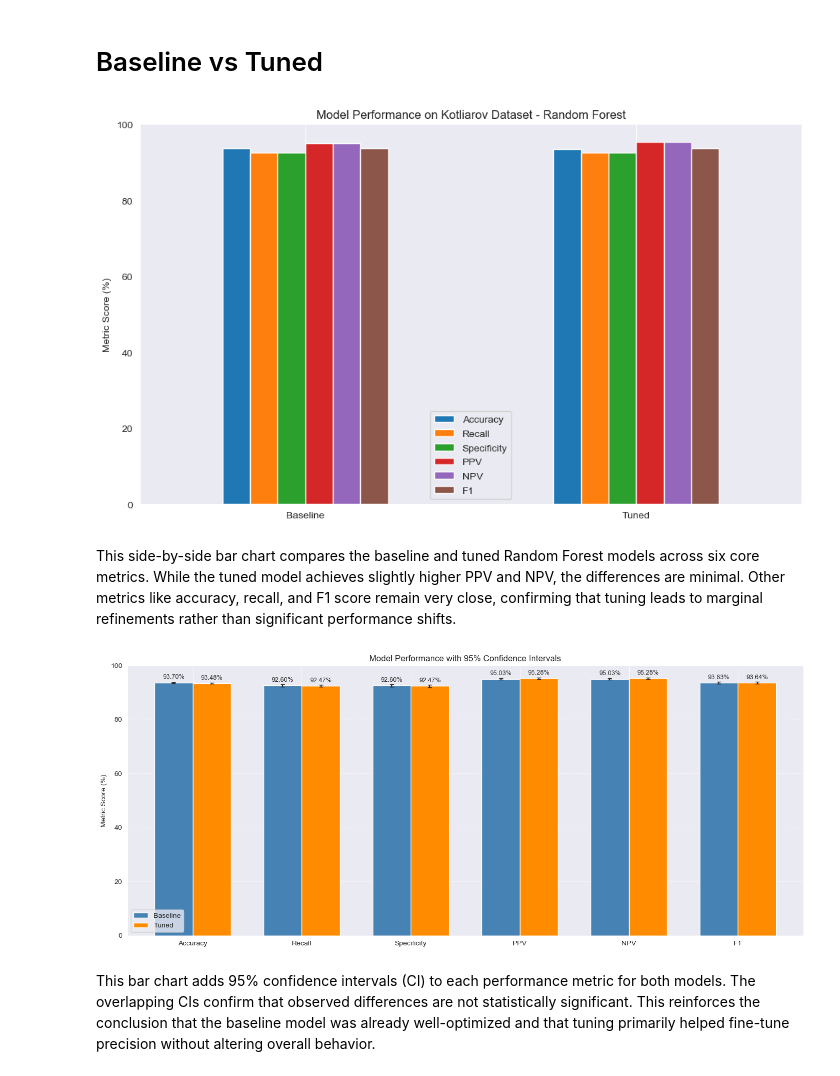
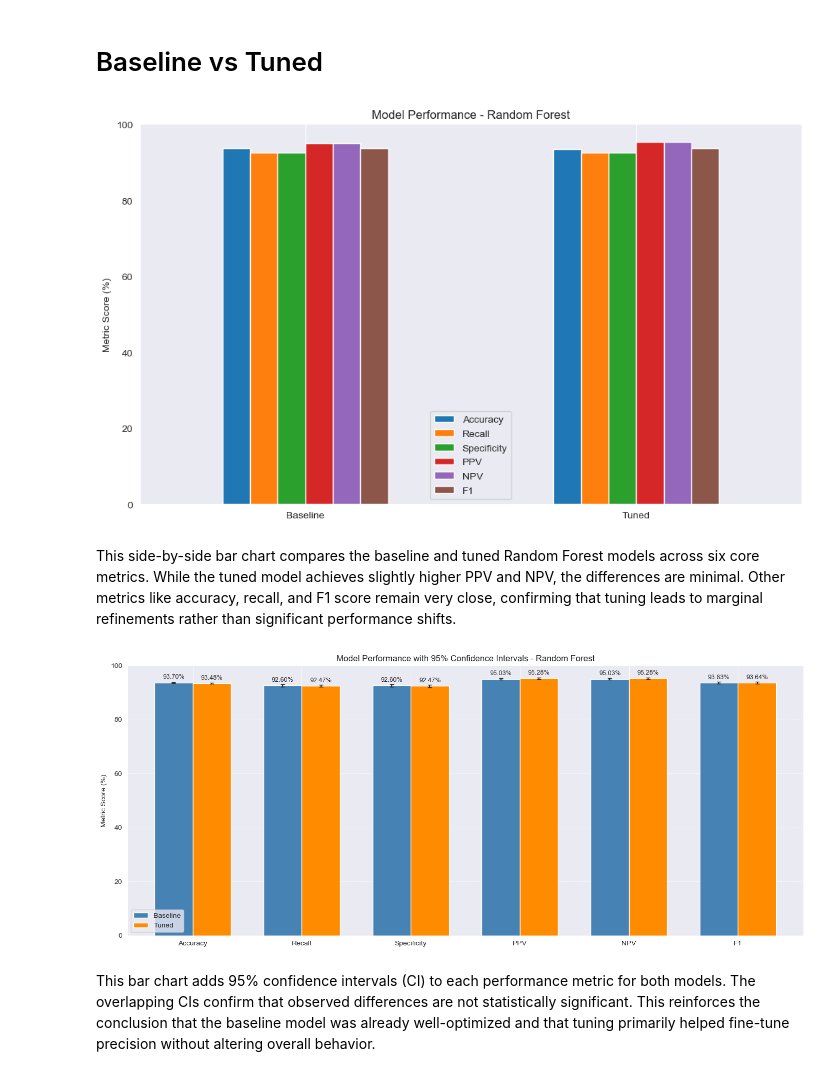
Before and after one commit to dvoulgari/MLCB_Final_Project, a Jupyter notebook: notebooks/random_forest_model_analysis.ipynb, the cells around one changed output. Cells and saved outputs as stored; diff of their text form; code cells hidden in the pictures.

Commit message:
Refine plot titles

```diff
--- a/notebooks/random_forest_model_analysis.ipynb
+++ b/notebooks/random_forest_model_analysis.ipynb
@@ -235,17 +235,17 @@ tuned_metrics, tuned_ci, tuned_sem = metrics_calculator.compute_from_model(
 # %%
 df = pd.DataFrame({
     'Baseline': baseline_metrics,
     'Tuned': tuned_metrics
 })
 
 df.T.plot(kind='bar', figsize=(10, 6), rot=0)
 plt.ylabel("Metric Score (%)")
-plt.title("Model Performance on Kotliarov Dataset - Random Forest")
+plt.title("Model Performance - Random Forest")
 plt.grid(axis='y')
 plt.tight_layout()
 plt.show()
 # %% [output]
-[figure, old version]
+[figure, new version]
 # %% [markdown]
 This side-by-side bar chart compares the baseline and tuned Random Forest models across six core metrics. While the tuned model achieves slightly higher PPV and NPV, the differences are minimal. Other metrics like accuracy, recall, and F1 score remain very close, confirming that tuning leads to marginal refinements rather than significant performance shifts.
 # %%
@@ -282,13 +282,13 @@ for container in ax.containers:
 
 # Final styling
 plt.ylabel("Metric Score (%)")
-plt.title("Model Performance with 95% Confidence Intervals")
+plt.title("Model Performance with 95% Confidence Intervals - Random Forest")
 plt.ylim(0, 100)
 plt.grid(axis='y', linestyle='--', linewidth=0.5)
 plt.tight_layout()
 plt.show()
 # %% [output]
-[figure, old version]
+[figure, new version]
 # %% [markdown]
 This bar chart adds 95% confidence intervals (CI) to each performance metric for both models. The overlapping CIs confirm that observed differences are not statistically significant. This reinforces the conclusion that the baseline model was already well-optimized and that tuning primarily helped fine-tune precision without altering overall behavior.
 # %%
```
Also changed, not shown: parts of 1 cell of this notebook.
